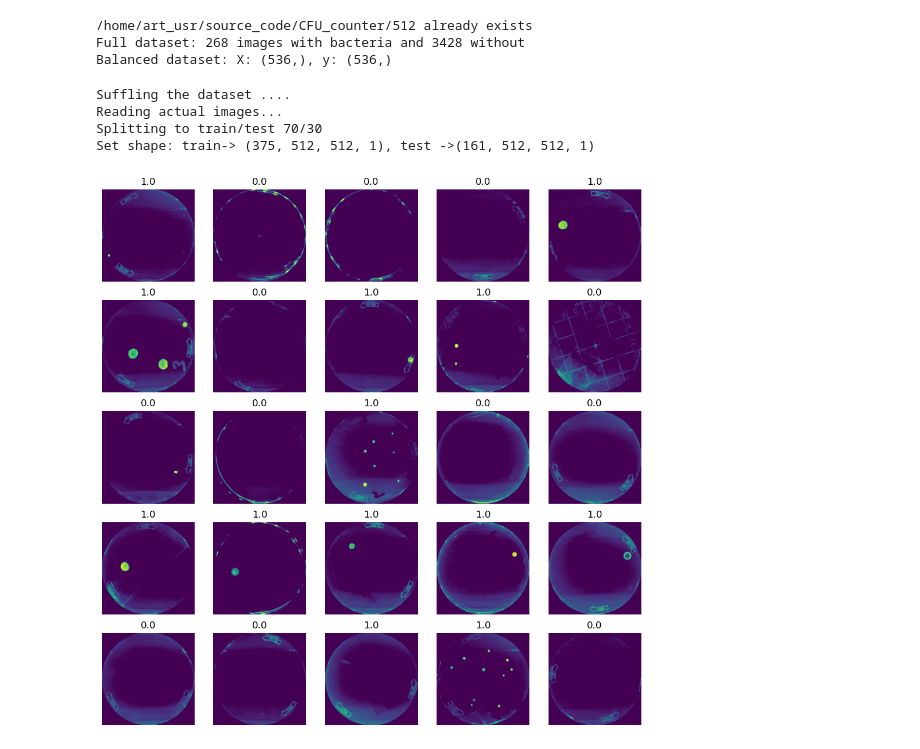
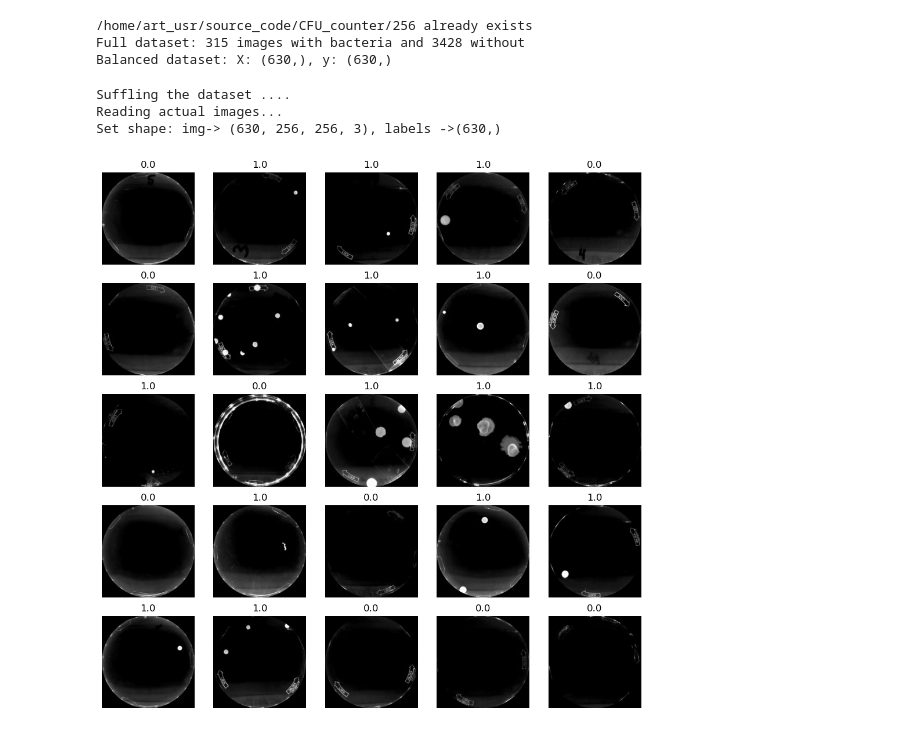
Before and after one commit to ArtemChemist/W207-spring-23-anoop-sneha-art, a Jupyter notebook: EffNet-RF.ipynb, the cells around one changed output. Saved outputs shown, nothing was run; the diff lists cells and outputs as text; code cells hidden in the pictures.

```diff
--- a/EffNet-RF.ipynb
+++ b/EffNet-RF.ipynb
@@ -15,6 +12,6 @@ To enable them in other operations, rebuild TensorFlow with the appropriate comp
 # %%
 # Set up folder
-SIZE = 512 #Size of the images this model will deal with
+SIZE = 256 #Size of the images this model will deal with
 IMDIM = 1
 # %%
 # Set up folder, unless it is already set up
@@ -75,9 +72,9 @@ y = np.concatenate((np.ones(num_pos), np.zeros(neg_selected_files.shape[0])))
 
 print(f"Balanced dataset: X: {X_files.shape}, y: {y.shape}")
 # %% [output]
-/home/art_usr/source_code/CFU_counter/512 already exists
-Full dataset: 268 images with bacteria and 3428 without
-Balanced dataset: X: (536,), y: (536,)
+/home/art_usr/source_code/CFU_counter/256 already exists
+Full dataset: 315 images with bacteria and 3428 without
+Balanced dataset: X: (630,), y: (630,)
 # %%
 # Now shuffle the names
 print("Suffling the dataset ....")
@@ -93,43 +90,33 @@ images = []
 for file_name in X_shuffled_files:
     file = os.path.join(output_dir, file_name)
     img = cv2.imread(file, cv2.IMREAD_COLOR)
-    images.append(img[:,:,2])
+    img[:,:,0] = img[:,:,2]
+    img[:,:,1] = img[:,:,2]
+    images.append(img)
 
 X_shuffled = np.array(images) # Shuffled dataset
-#  Make array shape compatible with keras Conv2D layers
-X_shuffled = X_shuffled.reshape(X_shuffled.shape[0], X_shuffled.shape[1], X_shuffled.shape[2], 1)
+
 X_shuffled = X_shuffled/255 # Scale all images
 
-# Split into test and train.
-# Rely on random shuffling, can just take first 70% for train
-print("Splitting to train/test 70/30")
-num_train = int(num_datapoints*0.7)
-
-x_train = X_shuffled[ :num_train]
-y_train = y_shuffled[ :num_train]
-x_test = X_shuffled[num_train: ]
-y_test = y_shuffled[num_train: ]
-
-print(f'Set shape: train-> {x_train.shape}, test ->{x_test.shape}')
+print(f'Set shape: img-> {X_shuffled.shape}, labels ->{y_shuffled.shape}')
 # %% [output]
 Suffling the dataset ....
 Reading actual images...
-Splitting to train/test 70/30
-Set shape: train-> (375, 512, 512, 1), test ->(161, 512, 512, 1)
+Set shape: img-> (630, 256, 256, 3), labels ->(630,)
 # %%
 # Visualize first 25 images to make sure it makes sense
 fig, axs = plt.subplots(nrows=5, ncols=5, figsize=(12,12))
 
 for i, j in [(i,j) for i in np.arange(5) for j in np.arange(5)]:
     idx = 5*i+j
-    image = x_train[idx]
+    image = X_shuffled[idx]
     axs[i,j].imshow(image)
-    axs[i,j].set_title(y_train[idx])
+    axs[i,j].set_title(y_shuffled[idx])
     axs[i,j].axis('off')
 
 plt.show()
 # %% [output]
-[figure, old version]
+[figure, new version]
 # %%
 import tensorflow as tf
 from sklearn.model_selection import train_test_split
```
Also changed, not shown: parts of 7 cells of this notebook, 33 other files.
